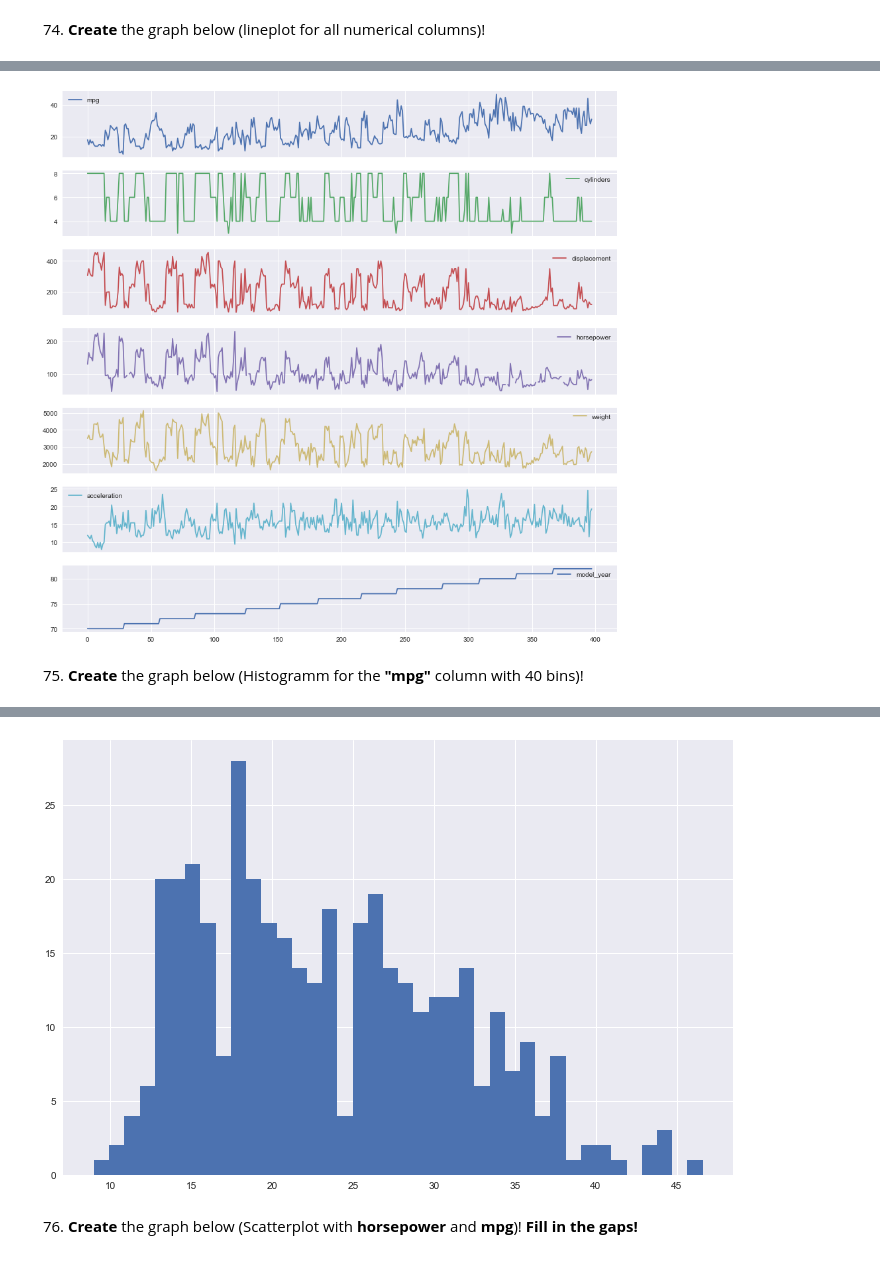
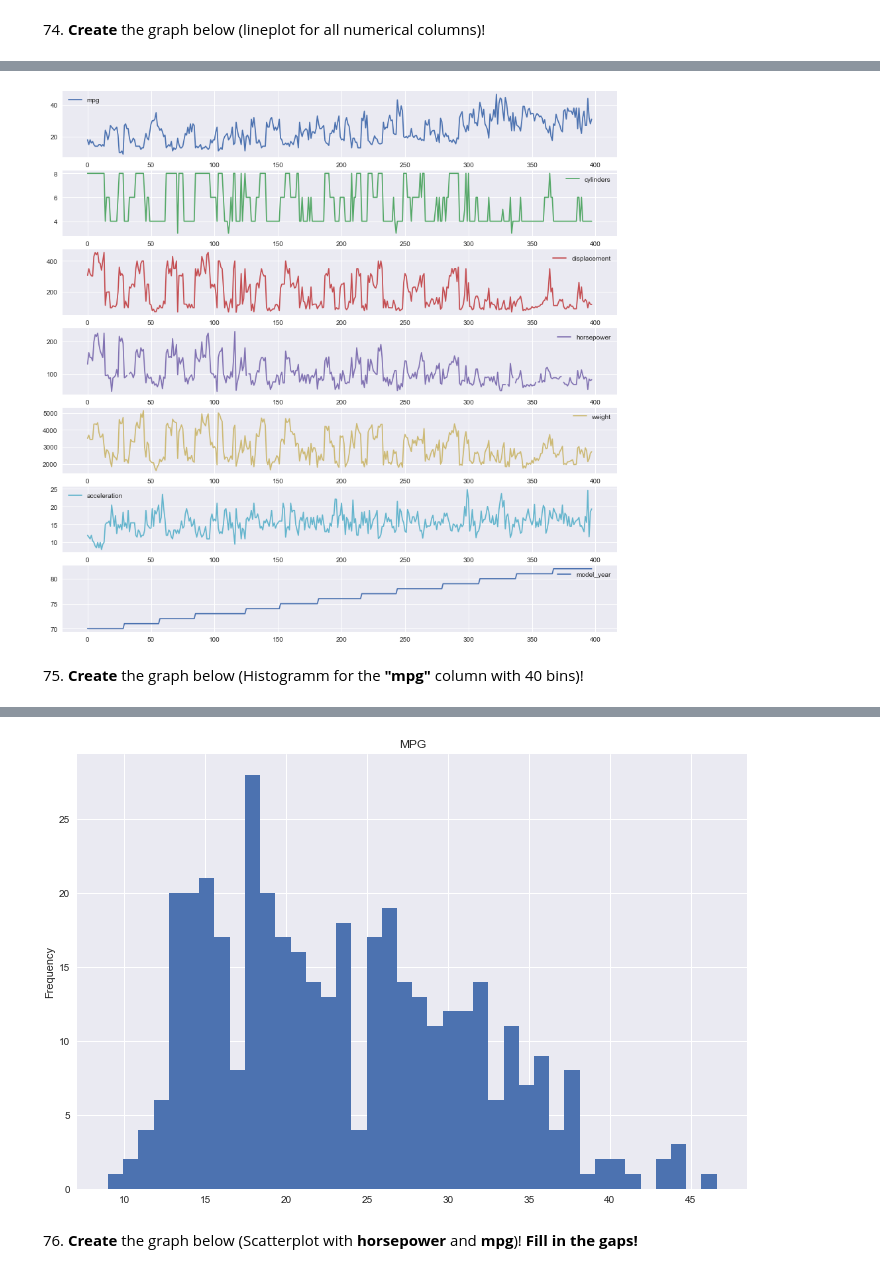
Before and after one commit to zekiemretekin/study_tutorials, a Jupyter notebook: Python/Visualization with Matplotlib.ipynb, the cells around one changed output, grey strips where cells are left out. Cells and saved outputs as stored; diff of their text form; code cells hidden in the pictures.

```diff
--- a/Python/Visualization with Matplotlib.ipynb
+++ b/Python/Visualization with Matplotlib.ipynb
@@ -32,22 +30,19 @@ plt.style.use("seaborn")
 # %% [markdown]
 ![image.png](attachment:image.png)
 # %%
-cars.plot(kind="line",subplots=True, figsize=(15,15))
+cars.plot(subplots = True, sharex = False, figsize = (15,15))
 plt.show()
 # %% [output]
-[figure, old version]
+[figure, new version]
 # %% [markdown]
 75. __Create__ the graph below (Histogramm for the __"mpg"__ column with 40 bins)!
 # %% [markdown]
 ![image.png](attachment:image.png)
 # %%
-cars.mpg.hist(figsize = (12,8), bins = 40)
-plt.title="MPG"
-plt.xlabel="mpg"
-plt.ylabel="frequency"
+cars.mpg.plot(kind="hist", title="MPG", xlabel="mpg", ylabel="frequency", figsize=(12,8), bins=40)
 plt.show()
 # %% [output]
-[figure, old version]
+[figure, new version]
 # %% [markdown]
 76. __Create__ the graph below (Scatterplot with __horsepower__ and __mpg__)! __Fill in the gaps!__
 # %% [markdown]
```
Also changed, not shown: parts of 2 cells of this notebook.
